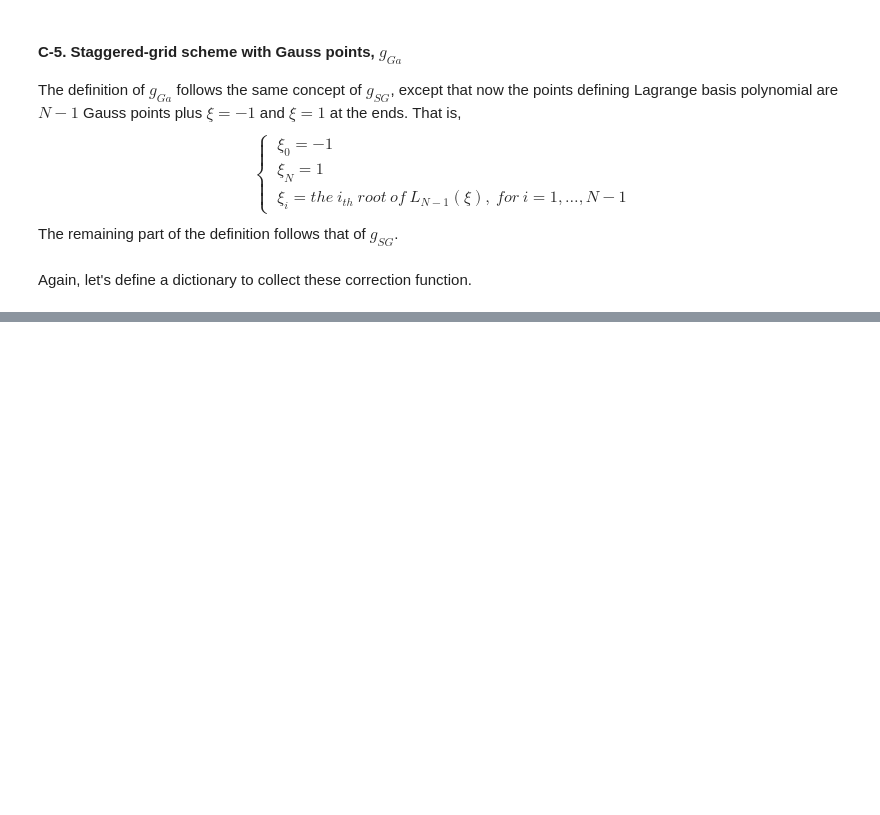
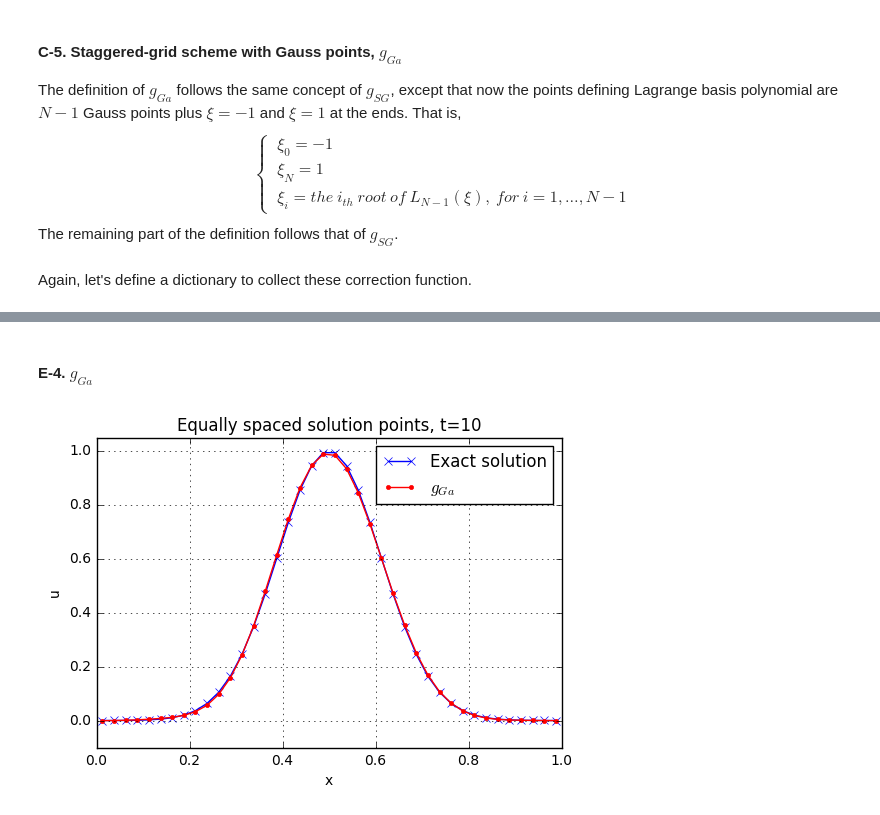
Before and after one commit to piyueh/SEM-Toolbox, a Jupyter notebook: Huynh2007/Fig9.1(b)-(f).ipynb, the cells around one changed output, grey strips where cells are left out. Saved outputs shown, nothing was run; the diff lists cells and outputs as text; code cells hidden in the pictures; blank space fills up the shorter version.

```diff
--- a/Huynh2007/Fig9.1(b)-(f).ipynb
+++ b/Huynh2007/Fig9.1(b)-(f).ipynb
@@ -652,0 +539,9 @@ pyplot.plot(E.x, u)
+# %% [markdown]
+#### E-4. $g_{Ga}$
+# %%
+Nt = 490
+dt = 10. / Nt
+x, u, t = solve("equal", "Ga", dt, Nt)
+plotResults(x, u, r"$g_{Ga}$", title)
+# %% [output]
+[figure, added]
```
Also changed, not shown: parts of 33 cells of this notebook.
